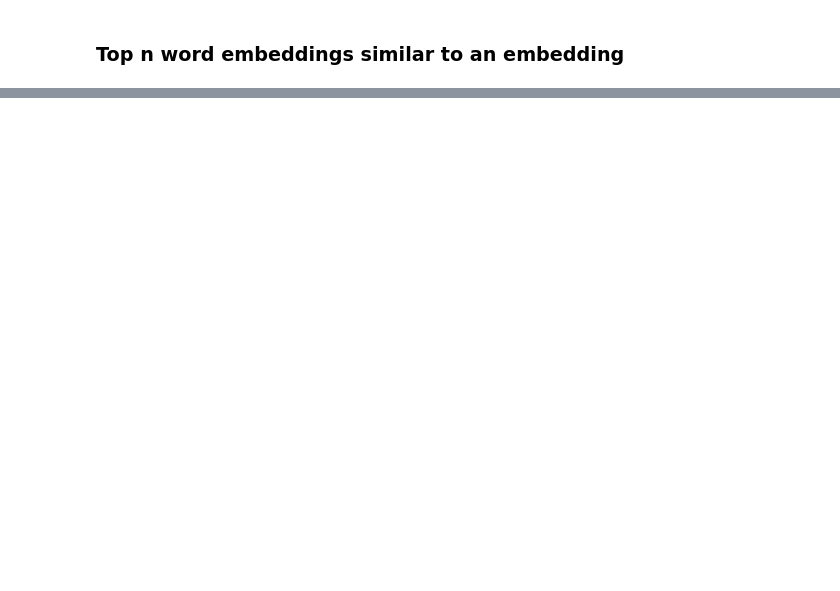
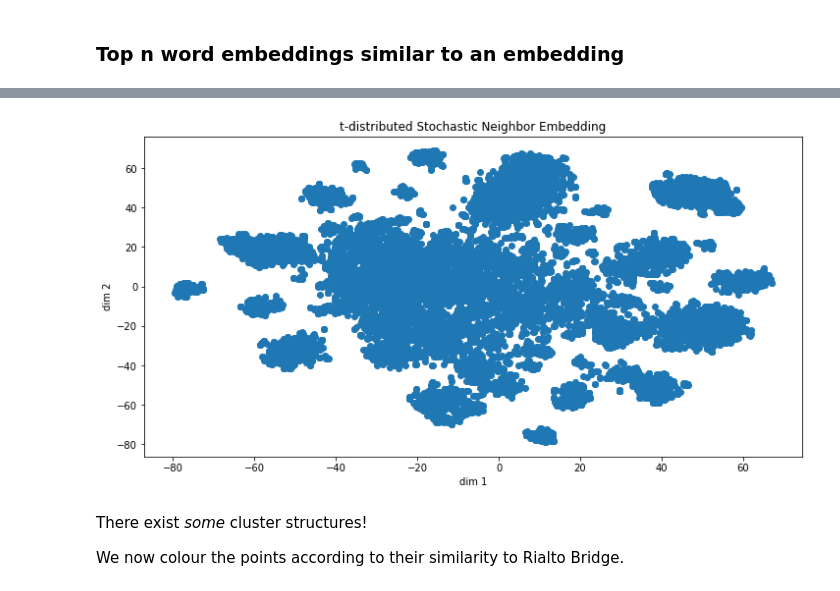
Before and after one commit to LorenzoBoccalon/Embeddings_Pytorch, a Jupyter notebook: exploratory_analysis.ipynb, the cells around one changed output, grey strips where cells are left out. Saved outputs shown, nothing was run; the diff lists cells and outputs as text; code cells hidden in the pictures; blank space fills up the shorter version.

Commit message:
Added cluster analysis

```diff
--- a/exploratory_analysis.ipynb
+++ b/exploratory_analysis.ipynb
@@ -324,0 +297,15 @@ pd.merge(rialto, loc_fin, left_on=0, right_on='index')
+# %%
+X_embedded = TSNE(n_components=2).fit_transform(emb)
+# %%
+fig, ax = plt.subplots(figsize=(12, 6))
+ax.scatter(X_embedded[:, 0], X_embedded[:, 1])
+ax.set_ylabel('dim 2')
+ax.set_xlabel('dim 1')
+ax.set_title('t-distributed Stochastic Neighbor Embedding')
+plt.show()
+# %% [output]
+[figure, added]
+# %% [markdown]
+There exist *some* cluster structures!
+
+We now colour the points according to their similarity to Rialto Bridge.
```
Also changed, not shown: parts of 26 cells of this notebook.
